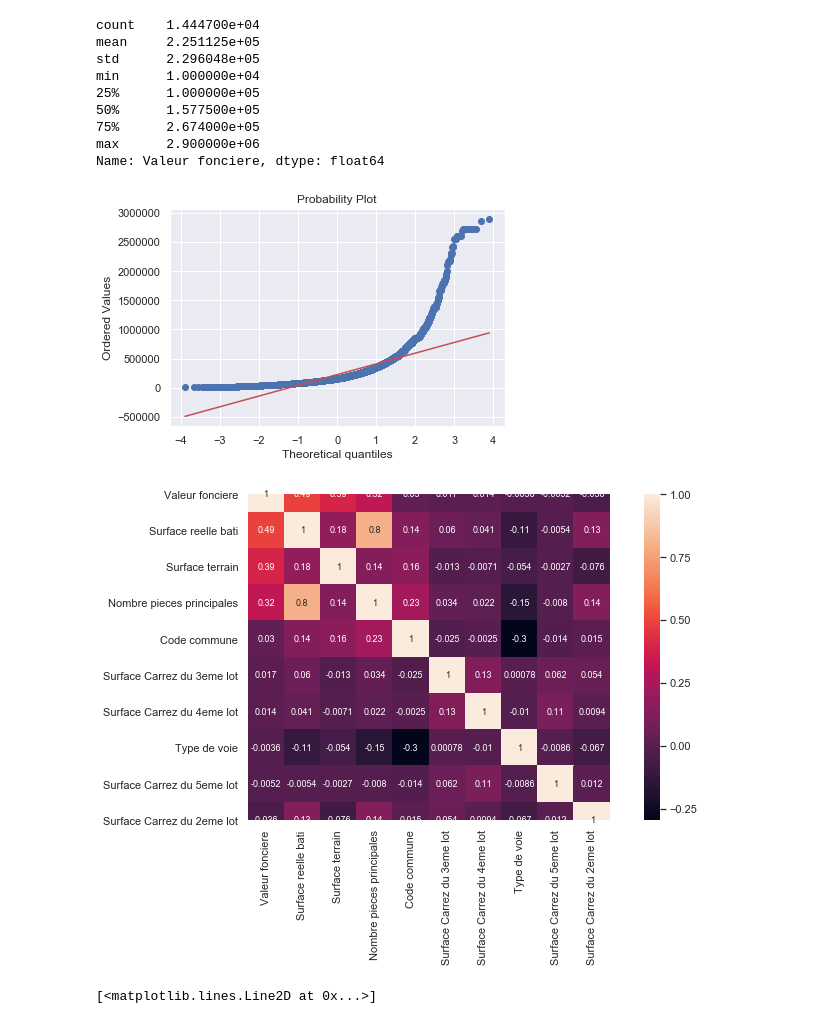
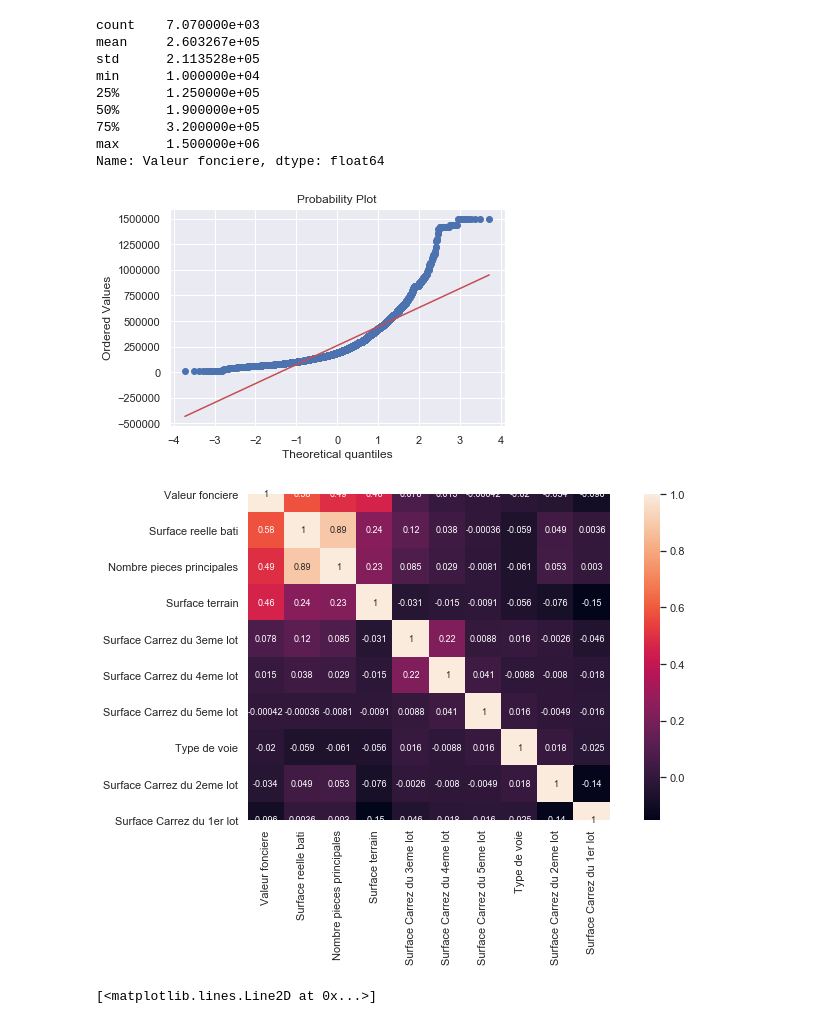
Before and after one commit to C18andre/CoveaModele, a Jupyter notebook: Presentation.ipynb, the cells around one changed output. Cells and saved outputs as stored; diff of their text form; code cells hidden in the pictures.

```diff
--- a/Presentation.ipynb
+++ b/Presentation.ipynb
@@ -40,19 +40,19 @@ def analyse(data) :
                      annot_kws={'size': 9}, yticklabels=cols.values, xticklabels=cols.values)
 # %%
 # Faire l'analyse des trois villes
-analyse(marseille)
+analyse(nantes)
 # %% [output]
-count    1.444700e+04
-mean     2.251125e+05
-std      2.296048e+05
+count    7.070000e+03
+mean     2.603267e+05
+std      2.113528e+05
 min      1.000000e+04
-25%      1.000000e+05
-50%      1.577500e+05
-75%      2.674000e+05
-max      2.900000e+06
+25%      1.250000e+05
+50%      1.900000e+05
+75%      3.200000e+05
+max      1.500000e+06
 Name: Valeur fonciere, dtype: float64
-[figure, old version]
+[figure, new version]
-[figure, old version]
+[figure, new version]
 # %%
 data = pd.read_csv("Projet/Results/NN_results_MARSEILLE_13.csv")
 # %%
```
Also changed, not shown: 2 other files.
